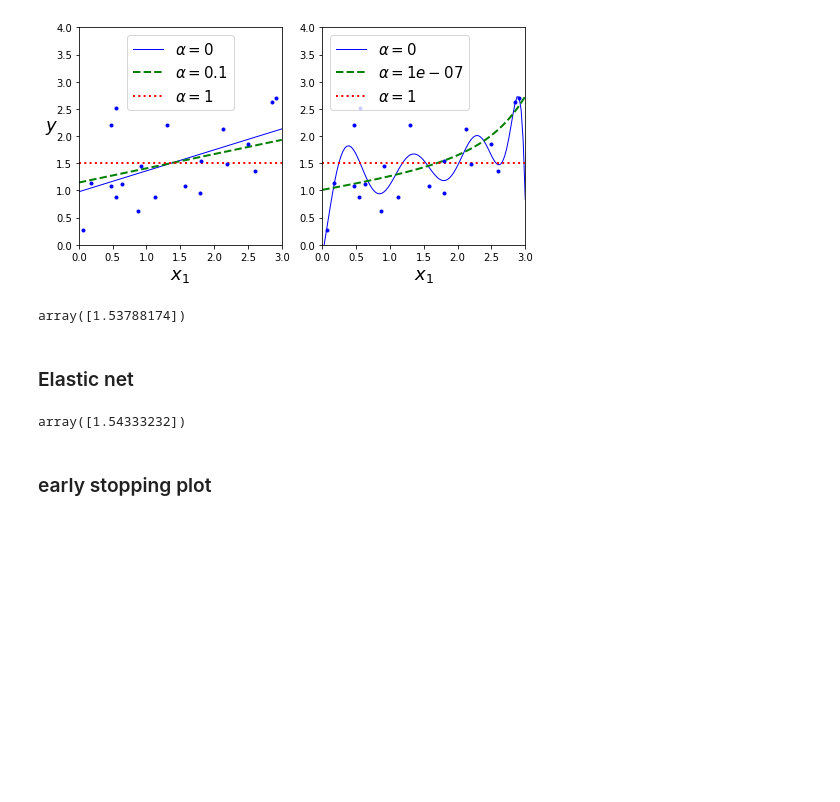
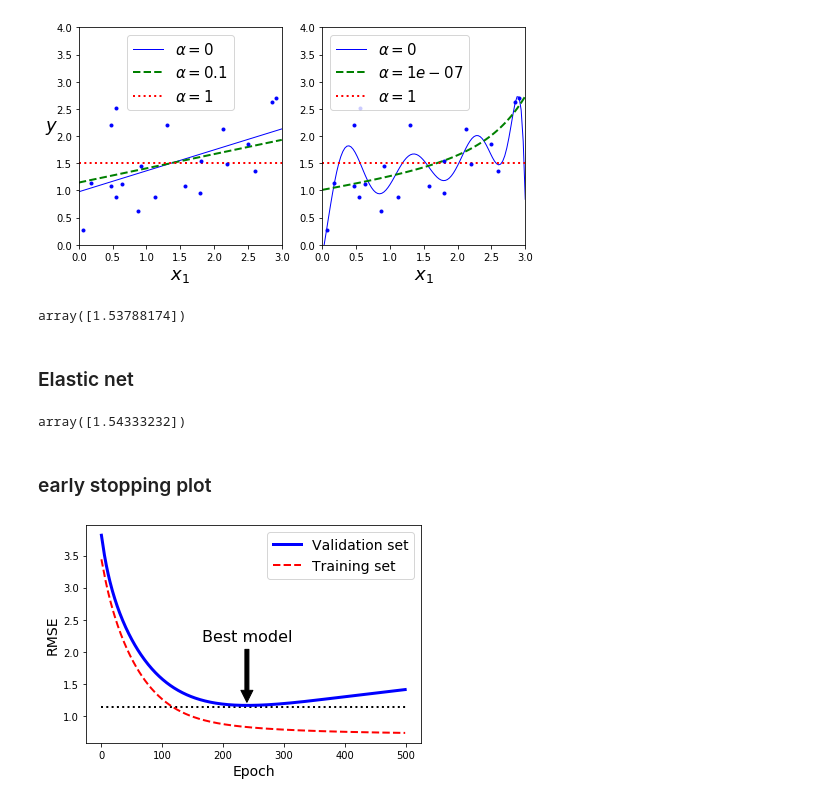
Before and after one commit to fanbyprinciple/hands_on_ml, a Jupyter notebook: chapter_4/exploring_training_models.ipynb, the cells around one changed output. Drawn from its saved outputs; the diff is of its cells as text; code cells hidden in the pictures; blank space fills up the shorter version.

```diff
--- a/chapter_4/exploring_training_models.ipynb
+++ b/chapter_4/exploring_training_models.ipynb
@@ -573,6 +578,9 @@ array([1.54333232])
 # %% [markdown]
 ### early stopping plot
 # %%
+from sklearn.model_selection import train_test_split
+from sklearn.metrics import mean_squared_error
+
 np.random.seed(42)
 m = 100
 X = 6 * np.random.rand(m,1) -3
@@ -581,36 +589,65 @@ X_train, X_val, y_train, y_val = train_test_split(X[:50], y[:50].ravel(), test_s
 poly_scaler = Pipeline([
     ("poly_features", PolynomialFeatures(degree=90, include_bias=False)),
     ("std_scaler", StandardScaler())
 ])
 
 X_train_poly_scaled = poly_scaler.fit_transform(X_train)
 X_val_poly_scaled = poly_scaler.transform(X_val)
 
 sgd_reg = SGDRegressor(max_iter=1,
                        tol=-np.infty,
                       penalty =None,
                       eta0=0.0005,
                       warm_start=True,
                       learning_rate="constant",
                       random_state=42)
 n_epochs =500
 train_errors, val_errors = [],[]
 for epoch in range(n_epochs):
     sgd_reg.fit(X_train_poly_scaled, y_train)
     y_train_predict = sgd_reg.predict(X_train_poly_scaled)
     y_val_predict = sgd_reg.predict(X_val_poly_scaled)
     train_errors.append(mean_squared_error(y_train, y_train_predict))
     val_errors.append(mean_squared_error(y_val, y_val_predict))
 
-    best_epoch = np.argmin(val_errors)
-    best_val_rmse = np.sqrt(val_errors[best_epoch])
+#     adding it will create a graph of how the value is generated epoch by epoch
+#     its interesting
+#     best_epoch = np.argmin(val_errors)
+#     best_val_rmse = np.sqrt(val_errors[best_epoch])
 
-    plt.annotate('Best model',
+#     plt.annotate('Best model',
+#                  xy=(best_epoch, best_val_rmse),
+#                 xytext=(best_epoch, best_val_rmse + 1),
+#                 ha="center",
+#                 arrowprops=dict(facecolor='black', shrink=0.05),
+#                 fontsize=16)
+#     best_val_rmse -=0.03 # apparently makes graph look better
+
+#     plt.plot([0, n_epochs], [best_val_rmse, best_val_rmse], "k:", linewidth=2)
+#     plt.plot(np.sqrt(val_errors), "b-", linewidth=3, label="Validation set")
+#     plt.plot(np.sqrt(train_errors), "r--", linewidth=2, label="Training set")
+#     plt.legend(fontsize=14)
+#     plt.xlabel("Epoch", fontsize=14)
+#     plt.ylabel("RMSE", fontsize=14)
+#     plt.show()
+
+best_epoch = np.argmin(val_errors)
+best_val_rmse = np.sqrt(val_errors[best_epoch])
+
+plt.annotate('Best model',
                  xy=(best_epoch, best_val_rmse),
-                xytest=(best_epoch, best_val_rmse + 1),
+                xytext=(best_epoch, best_val_rmse + 1),
                 ha="center",
                 arrowprops=dict(facecolor='black', shrink=0.05),
                 fontsize=16)
-    best_val_rmse -=0.03 # apparently makes graph look better
+best_val_rmse -=0.03 # apparently makes graph look better
 
-    plt.plot([0, n_epochs], [best_val_rmse, best_val_rmse], "k:", linewidth=2)
+plt.plot([0, n_epochs], [best_val_rmse, best_val_rmse], "k:", linewidth=2)
+plt.plot(np.sqrt(val_errors), "b-", linewidth=3, label="Validation set")
+plt.plot(np.sqrt(train_errors), "r--", linewidth=2, label="Training set")
+plt.legend(fontsize=14)
+plt.xlabel("Epoch", fontsize=14)
+plt.ylabel("RMSE", fontsize=14)
+plt.show()
+# %% [output]
+[figure, added]
```
Also changed, not shown: parts of 11 cells of this notebook, 5 other files.
